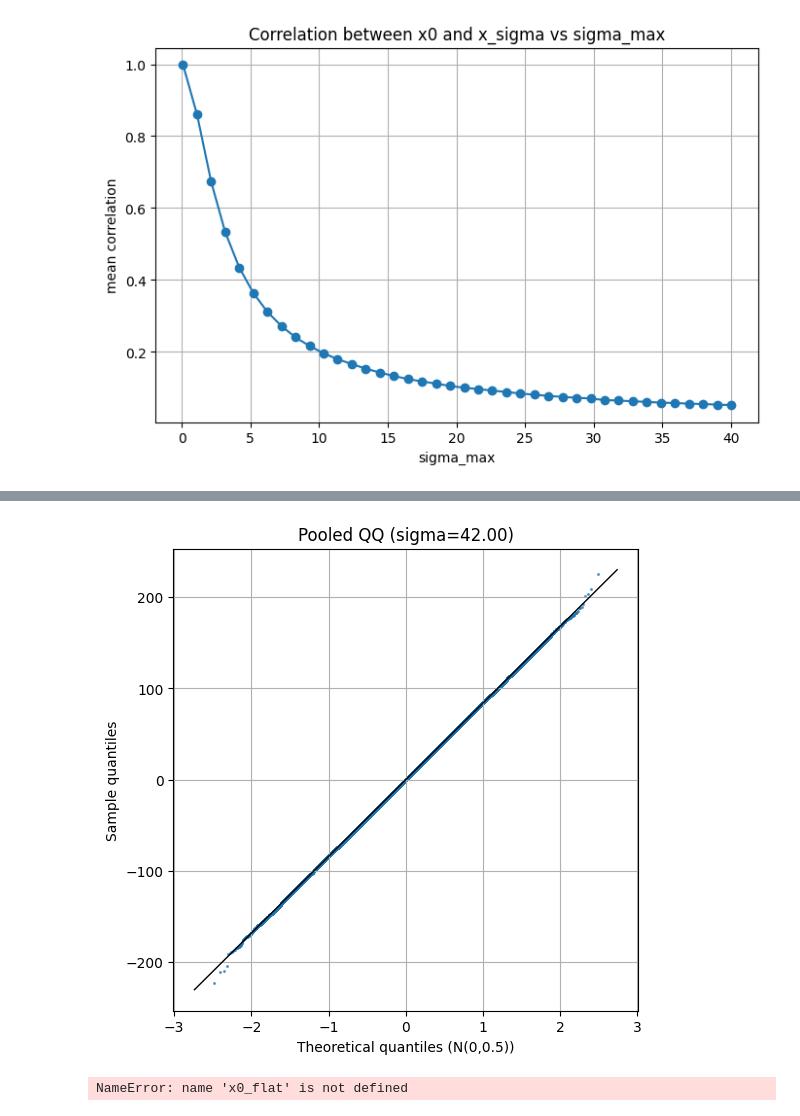
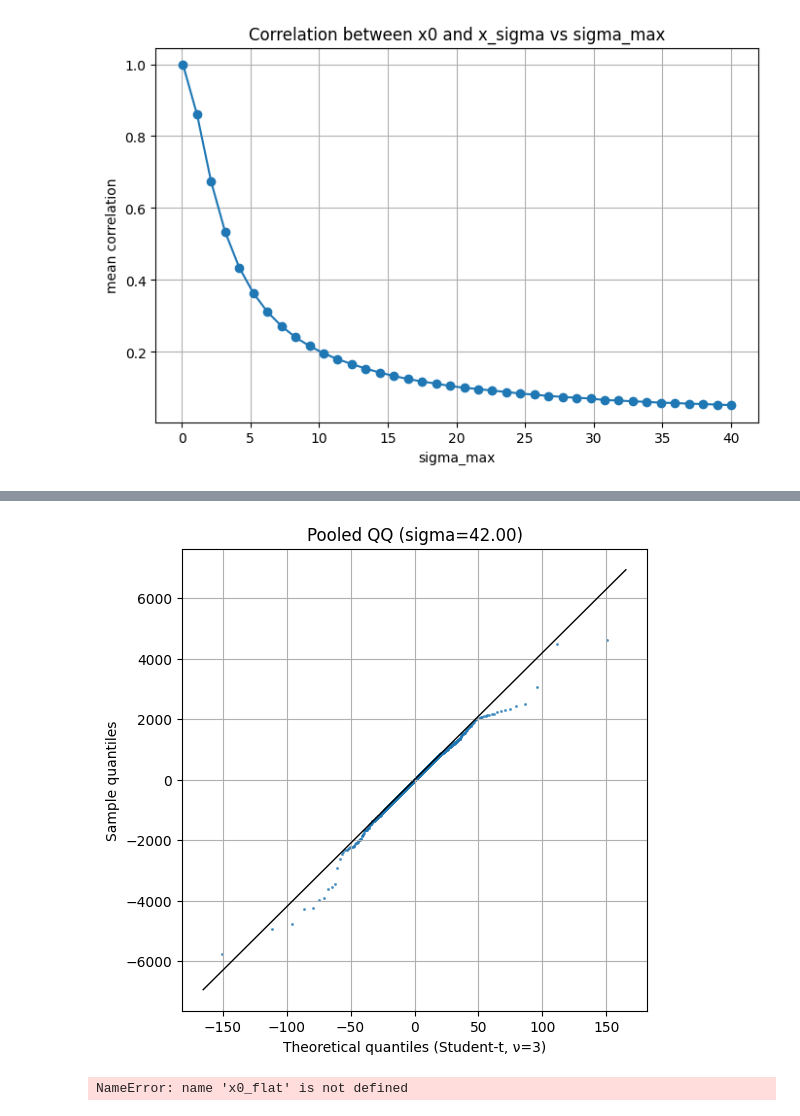
Before and after one commit to katherinefrields/climsim-kaggle-edition, a Jupyter notebook: evaluation/offline/NoiseCalibration.ipynb, the cells around one changed output, grey strips where cells are left out. Cells and saved outputs as stored; diff of their text form; code cells hidden in the pictures.

Commit message:
implmeneting t distribution

```diff
--- a/evaluation/offline/NoiseCalibration.ipynb
+++ b/evaluation/offline/NoiseCalibration.ipynb
@@ -152,7 +152,7 @@ JointModel(
 train_loop = tqdm(train_loader)
 # %%
 with torch.no_grad():
-    max_steps = 20
+    max_steps = 5
     normalized_res_list = []
 
     joint_model.deterministic_model.eval()
@@ -309,49 +421,48 @@ import matplotlib.pyplot as plt
 from scipy import stats
 
 # -------------------------
-# Inputs (replace with your tensors)
+# Inputs
 # -------------------------
-# true_res_stack: torch.Tensor shape (B, C, L)
-# Example placeholder for testing:
-# true_res_stack = torch.randn(8, 3, 256) * 0.5
-
 x0 = true_res_stack.cpu()  # ensure on CPU
 
+# Degrees of freedom for Student-t
+nu = 3   # try 3, 5, 7 like the paper
+
 # sigma values to test
-sigma_values = torch.linspace(30, 50, steps=6)  # adjust as needed
+sigma_values = torch.linspace(30, 50, steps=6)
 
-# Choose mode: POOL=True -> pool all values per sigma; False -> per-sample overlay
 POOL = True
-
-# Whether to run KS test against N(0, 0.5^2)
 RUN_KS = True
 
 # -------------------------
-# Helper: QQ plotting against N(0, 0.5)
+# Helper: QQ plotting against Student-t(ν)
 # -------------------------
-def qq_plot_against_normal05(data, ax, title=None, marker='.', color='C0'):
+def qq_plot_against_student_t(data, ax, nu, title=None, marker='.', color='C0'):
     """
-    data: 1D numpy array (raw values). We do NOT standardize here because
-    we compare directly to N(0, 0.5).
+    QQ plot comparing data to Student-t(ν).
     """
     data = np.asarray(data, dtype=np.float64)
-    # Use scipy.probplot with specified distribution
+
+    # Use scipy.probplot with Student-t distribution
     (theoretical, ordered), (slope, intercept, r) = stats.probplot(
-        data, dist=stats.norm(loc=0.0, scale=0.5)
+        data, dist=stats.t(df=nu)
     )
+
     ax.scatter(theoretical, ordered, s=6, alpha=0.6, color=color, marker=marker)
-    # reference line from probplot (slope/intercept)
+
+    # reference line
     xlims = ax.get_xlim()
     xl = np.linspace(xlims[0], xlims[1], 100)
     ax.plot(xl, slope * xl + intercept, color='k', linewidth=1)
-    ax.set_xlabel("Theoretical quantiles (N(0,0.5))")
+
+    ax.set_xlabel(f"Theoretical quantiles (Student-t, ν={nu})")
     ax.set_ylabel("Sample quantiles")
     if title:
         ax.set_title(title)
     ax.grid(True)
 
 # -------------------------
-# Main loop: QQ + KS per sigma
+# Main loop
 # -------------------------
 n_sigma = len(sigma_values)
 ncols = 3
@@ -360,41 +471,54 @@ nrows = int(np.ceil(n_sigma / ncols))
 fig, axes = plt.subplots(nrows, ncols, figsize=(4 * ncols, 3.5 * nrows))
 axes = np.array(axes).reshape(-1)
 
-ks_results = []  # store (sigma, ks_stat, pvalue) for pooled or per-sample entries
+ks_results = []
 
 for idx, sigma_max in enumerate(sigma_values):
     sigma = float(sigma_max.item())
-    noise = torch.randn_like(x0) * sigma
-    x_sigma = x0 + noise
 
+    # --- Student-t noise (Pandey et al. 2024) ---
+    z = torch.randn_like(x0)
+    kappa = torch.distributions.Chi2(df=nu).sample(x0.shape).to(x0.device)
+    t_noise = z / torch.sqrt(kappa / nu)
+    n = t_noise * sigma
+    # --------------------------------------------
+
+    x_sigma = x0 + n
     ax = axes[idx]
 
     if POOL:
         pooled = x_sigma.view(-1).numpy()
-        qq_plot_against_normal05(pooled, ax, title=f"sigma={sigma:.2f} (pooled)")
+        qq_plot_against_student_t(pooled, ax, nu, title=f"sigma={sigma:.2f} (pooled)")
+
         if RUN_KS:
-            ks_stat, ks_p = stats.kstest(pooled, 'norm', args=(0.0, 0.5))
+            ks_stat, ks_p = stats.kstest(pooled, 't', args=(nu,))
             ks_results.append((sigma, ks_stat, ks_p))
+
     else:
-        # overlay up to 4 samples
         B = x_sigma.size(0)
         n_to_plot = min(4, B)
         colors = ['C0', 'C1', 'C2', 'C3']
+
         for i in range(n_to_plot):
             sample = x_sigma[i].view(-1).numpy()
-            qq_plot_against_normal05(sample, ax, title=f"sigma={sigma:.2f}", marker='.', color=colors[i])
+            qq_plot_against_student_t(sample, ax, nu,
+                                      title=f"sigma={sigma:.2f}",
+                                      marker='.', color=colors[i])
+
             if RUN_KS:
-                ks_stat, ks_p = stats.kstest(sample, 'norm', args=(0.0, 0.5))
+                ks_stat, ks_p = stats.kstest(sample, 't', args=(nu,))
                 ks_results.append((sigma, i, ks_stat, ks_p))
+
         if n_to_plot > 1:
-            ax.legend([f"sample {i}" for i in range(n_to_plot)], loc='best', fontsize='small')
+            ax.legend([f"sample {i}" for i in range(n_to_plot)],
+                      loc='best', fontsize='small')
 
 # hide unused axes
 for j in range(n_sigma, len(axes)):
     axes[j].axis('off')
 
 plt.tight_layout()
-plt.suptitle("QQ plots vs Normal(0, 0.5)", y=1.02)
+plt.suptitle(f"QQ plots vs Student-t(ν={nu})", y=1.02)
 plt.show()
 
 # -------------------------
@@ -411,14 +535,18 @@ if RUN_KS:
             print(entry)
 
 # -------------------------
-# Optional: single pooled QQ for a chosen sigma (center)
+# Optional: single pooled QQ for a chosen sigma
 # -------------------------
 chosen_sigma = float(sigma_values[len(sigma_values)//2].item())
-noise = torch.randn_like(x0) * chosen_sigma
-x_sigma = x0 + noise
+z = torch.randn_like(x0)
+kappa = torch.distributions.Chi2(df=nu).sample(x0.shape).to(x0.device)
+t_noise = z / torch.sqrt(kappa / nu)
+n = t_noise * chosen_sigma
+x_sigma = x0 + n
 pooled = x_sigma.view(-1).numpy()
 
 plt.figure(figsize=(6,6))
-qq_plot_against_normal05(pooled, plt.gca(), title=f"Pooled QQ (sigma={chosen_sigma:.2f})")
+qq_plot_against_student_t(pooled, plt.gca(), nu,
+                          title=f"Pooled QQ (sigma={chosen_sigma:.2f})")
 plt.show()
 # %% [output]
@@ -433,4 +561,4 @@ KS test (pooled) per sigma:
-[figure, old version]
+[figure, new version]
 # %%
 signal_var = x0_flat.var(dim=1).mean()
 noise_var  = (sigma**2).mean()  # if eps ~ N(0,1)
```
Also changed, not shown: parts of 5 cells of this notebook, 1 other file.
